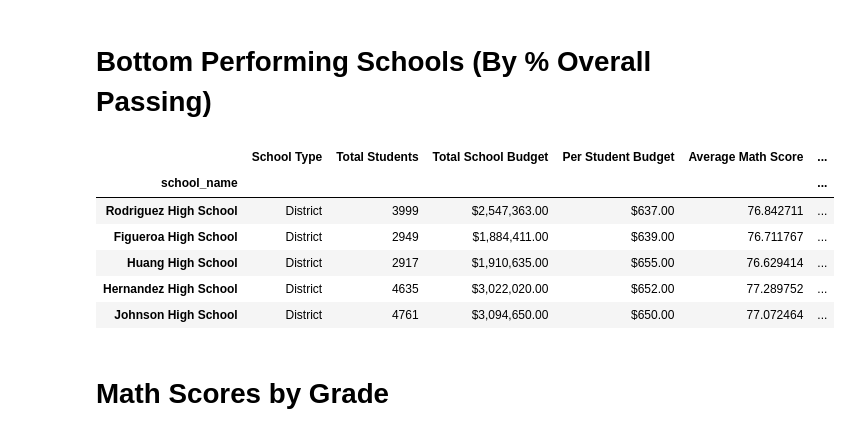
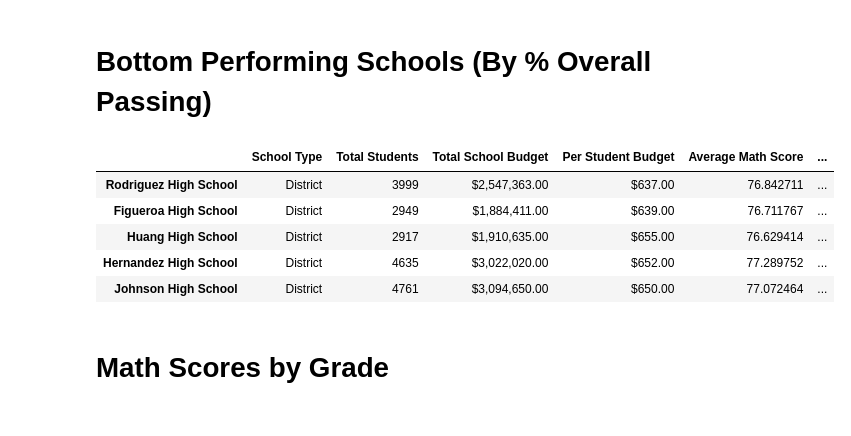
Before and after one commit to kimmiekc/pandas-challenge, a Jupyter notebook: PyCitySchools/CityNotebook.ipynb, the cells around one changed output. Saved outputs shown, nothing was run; the diff lists cells and outputs as text; code cells hidden in the pictures.

```diff
--- a/PyCitySchools/CityNotebook.ipynb
+++ b/PyCitySchools/CityNotebook.ipynb
@@ -162,6 +162,7 @@ per_school_summary = pd.DataFrame({
 # Formatting
 per_school_summary["Total School Budget"] = per_school_summary["Total School Budget"].map("${:,.2f}".format)
 per_school_summary["Per Student Budget"] = per_school_summary["Per Student Budget"].map("${:,.2f}".format)
+per_school_summary.index.name = None
 # Display the DataFrame
 per_school_summary
 # %% [output]
@@ -201,10 +202,10 @@ topschools.head()
 # %%
 # Sort the schools by `% Overall Passing` in ascending order and display the top 5 rows.
 bottomschools = per_school_summary.sort_values(["% Overall Passing"], ascending=True)
+bottomschools.index.name = None
 bottomschools.head()
 # %% [output]
 |  | School Type | Total Students | Total School Budget | Per Student Budget | Average Math Score | ... |
-| school_name |  |  |  |  |  | ... |
 | Rodriguez High School | District | 3999 | $2,547,363.00 | $637.00 | 76.842711 | ... |
 | Figueroa High School | District | 2949 | $1,884,411.00 | $639.00 | 76.711767 | ... |
 | Huang High School | District | 2917 | $1,910,635.00 | $655.00 | 76.629414 | ... |
```
Also changed, not shown: parts of 4 cells of this notebook.
